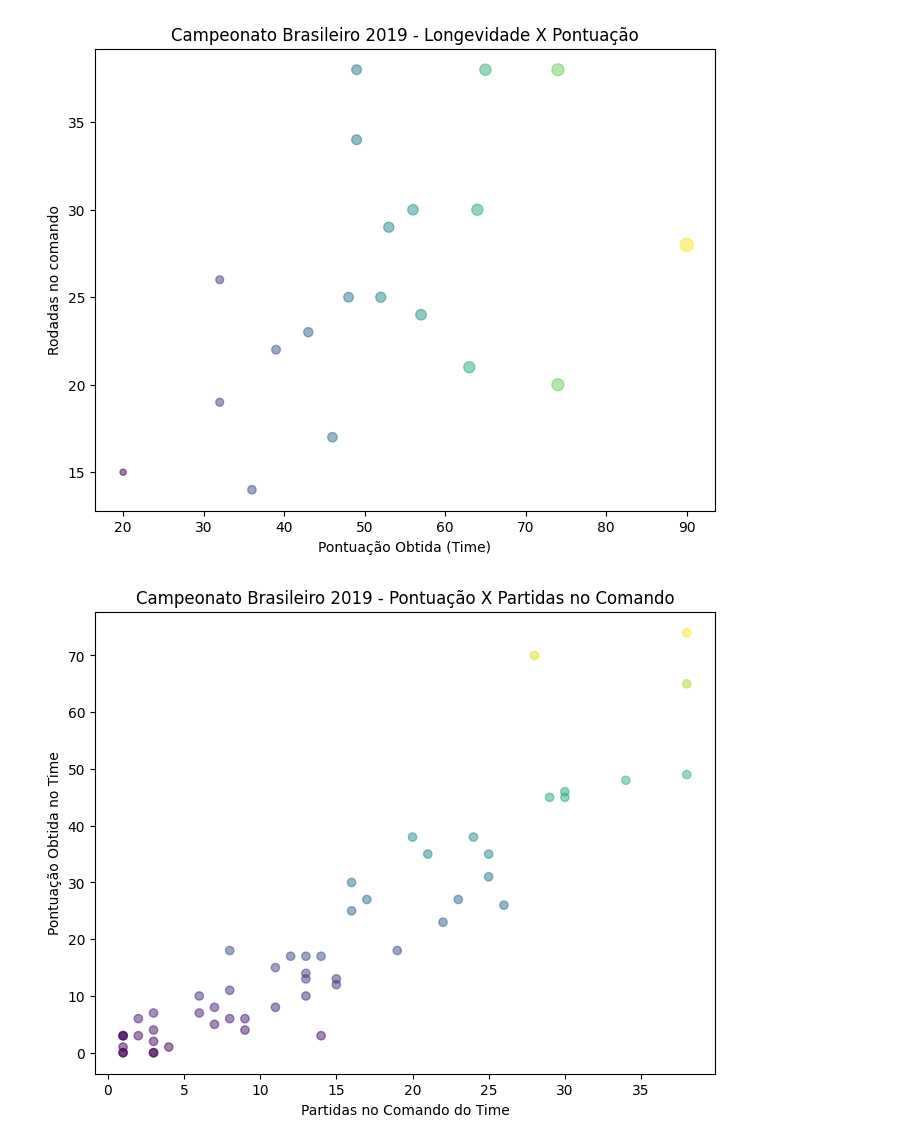
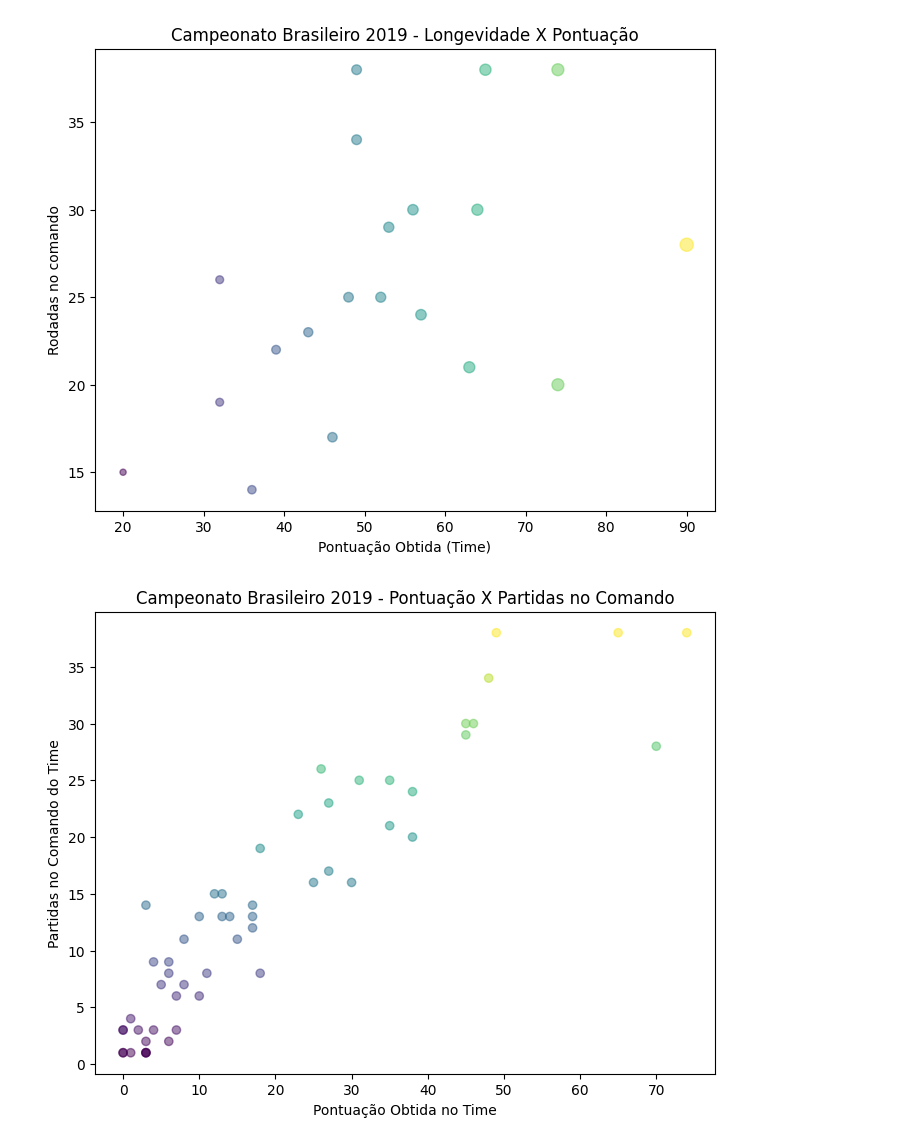
Before and after one commit to brunoopinheiro/ada-prog-logic-project-i, a Jupyter notebook: projeto_brasileirao.ipynb, the cells around one changed output. Drawn from its saved outputs; the diff is of its cells as text; code cells hidden in the pictures.

```diff
--- a/projeto_brasileirao.ipynb
+++ b/projeto_brasileirao.ipynb
@@ -138,16 +152,16 @@ plt.show()
 # %%
 # Gráfico de Dispersão: Pontuação total obtida pelo técnico X Número de rodadas no comando do time
 list_coachs = ch.coachs_list(tabela_brasileirao)
-x = [c["matches"] for c in list_coachs]
-y = [c["points_obtained"] for c in list_coachs]
+x = [c["points_obtained"] for c in list_coachs]
+y = [c["matches"] for c in list_coachs]
 
 plt.figure(figsize=(8, 6))
 plt.title(f"Campeonato Brasileiro {year_championship} - Pontuação X Partidas no Comando")
 
 plt.scatter(x, y, alpha=0.5, c=y)
-plt.xlabel("Partidas no Comando do Time")
-plt.ylabel("Pontuação Obtida no Time")
+plt.xlabel("Pontuação Obtida no Time")
+plt.ylabel("Partidas no Comando do Time")
 plt.xscale("linear")
 plt.show()
 # %% [output]
-[figure, old version]
+[figure, new version]
```
Also changed, not shown: parts of 1 cell of this notebook.
